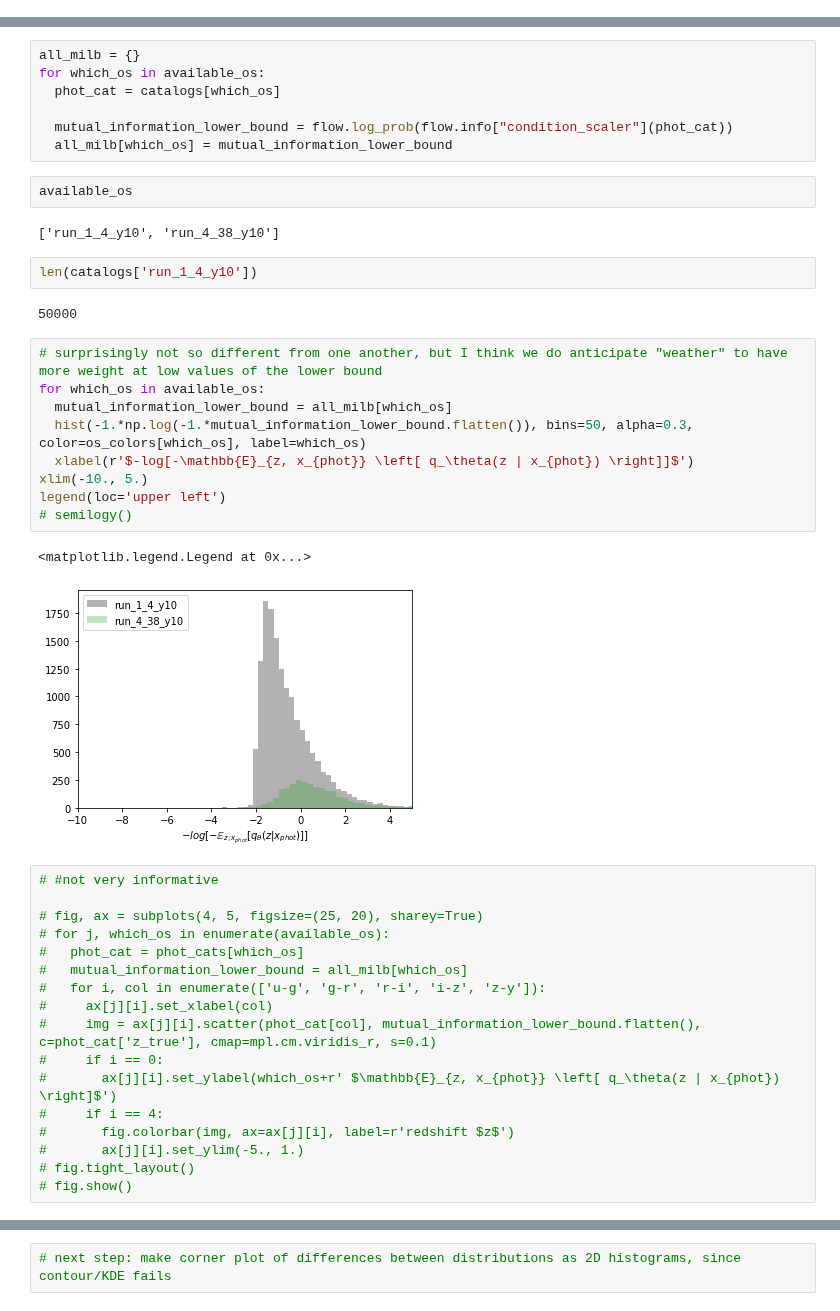
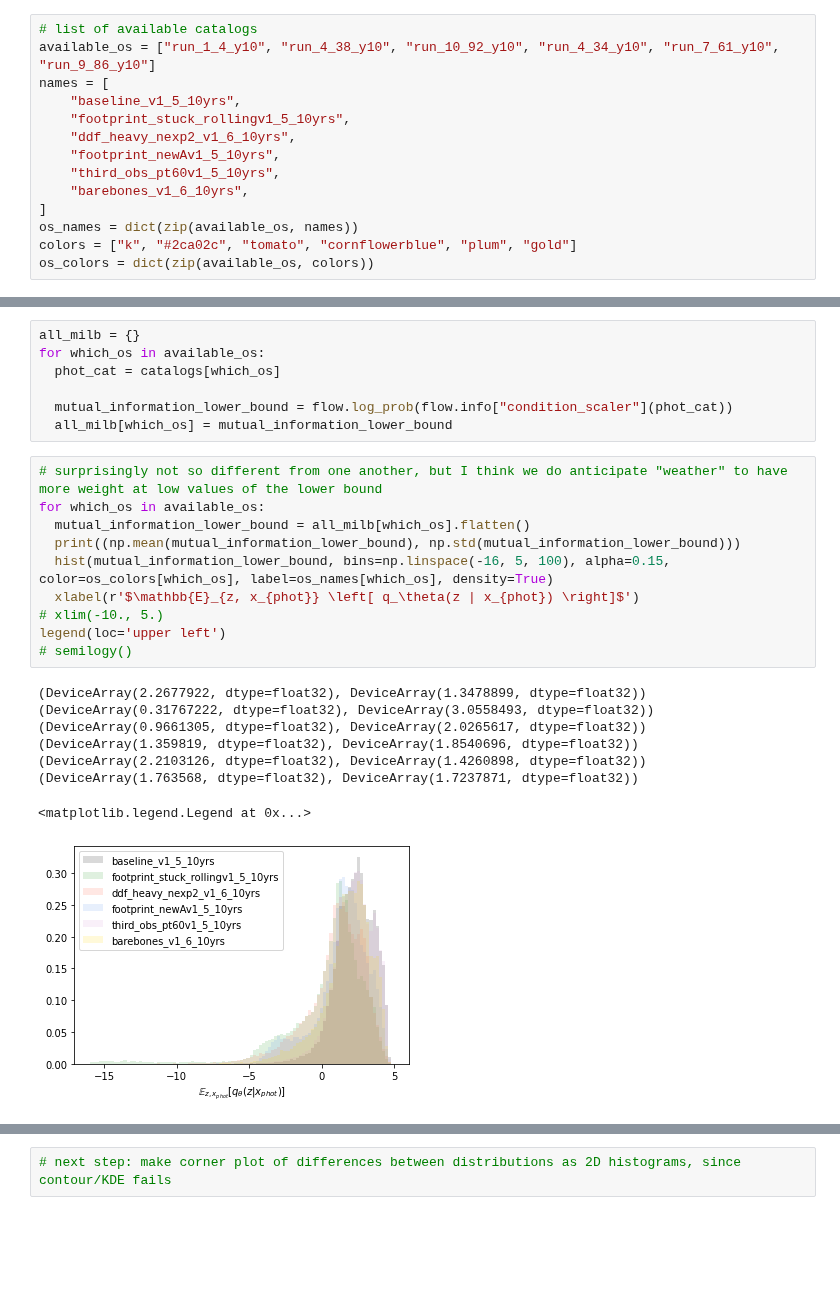
Before and after one commit to bscot/TheLastMetric, a Jupyter notebook: MAFVariationalMutualInformationPzFlow.ipynb, the cells around one changed output, grey strips where cells are left out. Drawn from its saved outputs; the diff is of its cells as text; blank space fills up the shorter version.

Commit message:
some new plots with moments

```diff
--- a/MAFVariationalMutualInformationPzFlow.ipynb
+++ b/MAFVariationalMutualInformationPzFlow.ipynb
@@ -57,3 +59,17 @@ os_colors = {'run_1_4_y10': 'k', 'run_4_38_y10': '#2ca02c'}
+# %%
+# list of available catalogs
+available_os = ["run_1_4_y10", "run_4_38_y10", "run_10_92_y10", "run_4_34_y10", "run_7_61_y10", "run_9_86_y10"]
+names = [
+    "baseline_v1_5_10yrs",
+    "footprint_stuck_rollingv1_5_10yrs",
+    "ddf_heavy_nexp2_v1_6_10yrs",
+    "footprint_newAv1_5_10yrs",
+    "third_obs_pt60v1_5_10yrs",
+    "barebones_v1_6_10yrs",
+]
+os_names = dict(zip(available_os, names))
+colors = ["k", "#2ca02c", "tomato", "cornflowerblue", "plum", "gold"]
+os_colors = dict(zip(available_os, colors))
 # %%
 from astropy.table import Table
 
@@ -172,40 +188,22 @@ for which_os in available_os:
 
   mutual_information_lower_bound = flow.log_prob(flow.info["condition_scaler"](phot_cat))
   all_milb[which_os] = mutual_information_lower_bound
-# %%
-available_os
-# %% [output]
-['run_1_4_y10', 'run_4_38_y10']
-# %%
-len(catalogs['run_1_4_y10'])
-# %% [output]
-50000
 # %%
 # surprisingly not so different from one another, but I think we do anticipate "weather" to have more weight at low values of the lower bound
 for which_os in available_os:
-  mutual_information_lower_bound = all_milb[which_os]
-  hist(-1.*np.log(-1.*mutual_information_lower_bound.flatten()), bins=50, alpha=0.3, color=os_colors[which_os], label=which_os)
-  xlabel(r'$-log[-\mathbb{E}_{z, x_{phot}} \left[ q_\theta(z | x_{phot}) \right]]$')
-xlim(-10., 5.)
+  mutual_information_lower_bound = all_milb[which_os].flatten()
+  print((np.mean(mutual_information_lower_bound), np.std(mutual_information_lower_bound)))
+  hist(mutual_information_lower_bound, bins=np.linspace(-16, 5, 100), alpha=0.15, color=os_colors[which_os], label=os_names[which_os], density=True)
+  xlabel(r'$\mathbb{E}_{z, x_{phot}} \left[ q_\theta(z | x_{phot}) \right]$')
+# xlim(-10., 5.)
 legend(loc='upper left')
 # semilogy()
 # %% [output]
-<matplotlib.legend.Legend at 0x...>
+(DeviceArray(2.2677922, dtype=float32), DeviceArray(1.3478899, dtype=float32))
+(DeviceArray(0.31767222, dtype=float32), DeviceArray(3.0558493, dtype=float32))
+(DeviceArray(0.9661305, dtype=float32), DeviceArray(2.0265617, dtype=float32))
+(DeviceArray(1.359819, dtype=float32), DeviceArray(1.8540696, dtype=float32))
+(DeviceArray(2.2103126, dtype=float32), DeviceArray(1.4260898, dtype=float32))
+(DeviceArray(1.763568, dtype=float32), DeviceArray(1.7237871, dtype=float32))
+<matplotlib.legend.Legend at 0x...>
-[figure, old version]
+[figure, new version]
-# %%
-# #not very informative
-
-# fig, ax = subplots(4, 5, figsize=(25, 20), sharey=True)
-# for j, which_os in enumerate(available_os):
-#   phot_cat = phot_cats[which_os]
-#   mutual_information_lower_bound = all_milb[which_os]
-#   for i, col in enumerate(['u-g', 'g-r', 'r-i', 'i-z', 'z-y']):
-#     ax[j][i].set_xlabel(col)
-#     img = ax[j][i].scatter(phot_cat[col], mutual_information_lower_bound.flatten(), c=phot_cat['z_true'], cmap=mpl.cm.viridis_r, s=0.1)
-#     if i == 0:
-#       ax[j][i].set_ylabel(which_os+r' $\mathbb{E}_{z, x_{phot}} \left[ q_\theta(z | x_{phot}) \right]$')
-#     if i == 4:
-#       fig.colorbar(img, ax=ax[j][i], label=r'redshift $z$')
-#       ax[j][i].set_ylim(-5., 1.)
-# fig.tight_layout()
-# fig.show()
```
Also changed, not shown: parts of 15 cells of this notebook.
